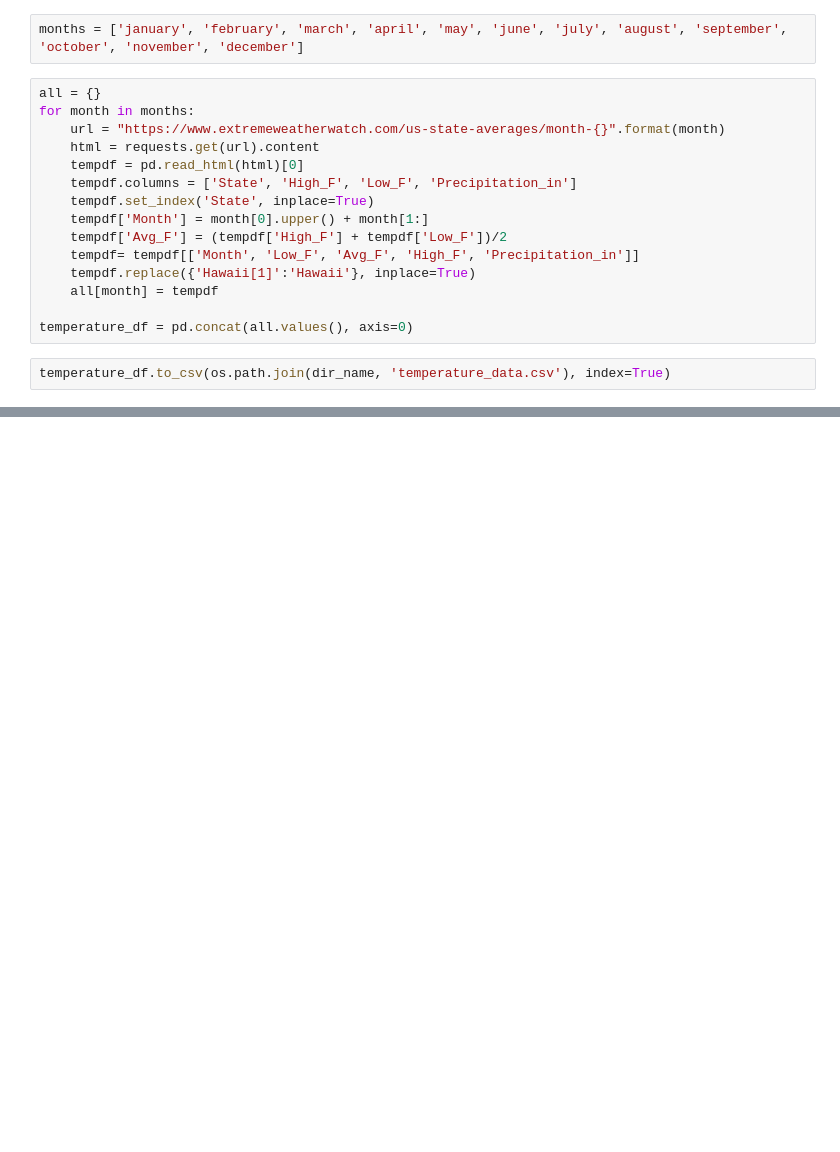
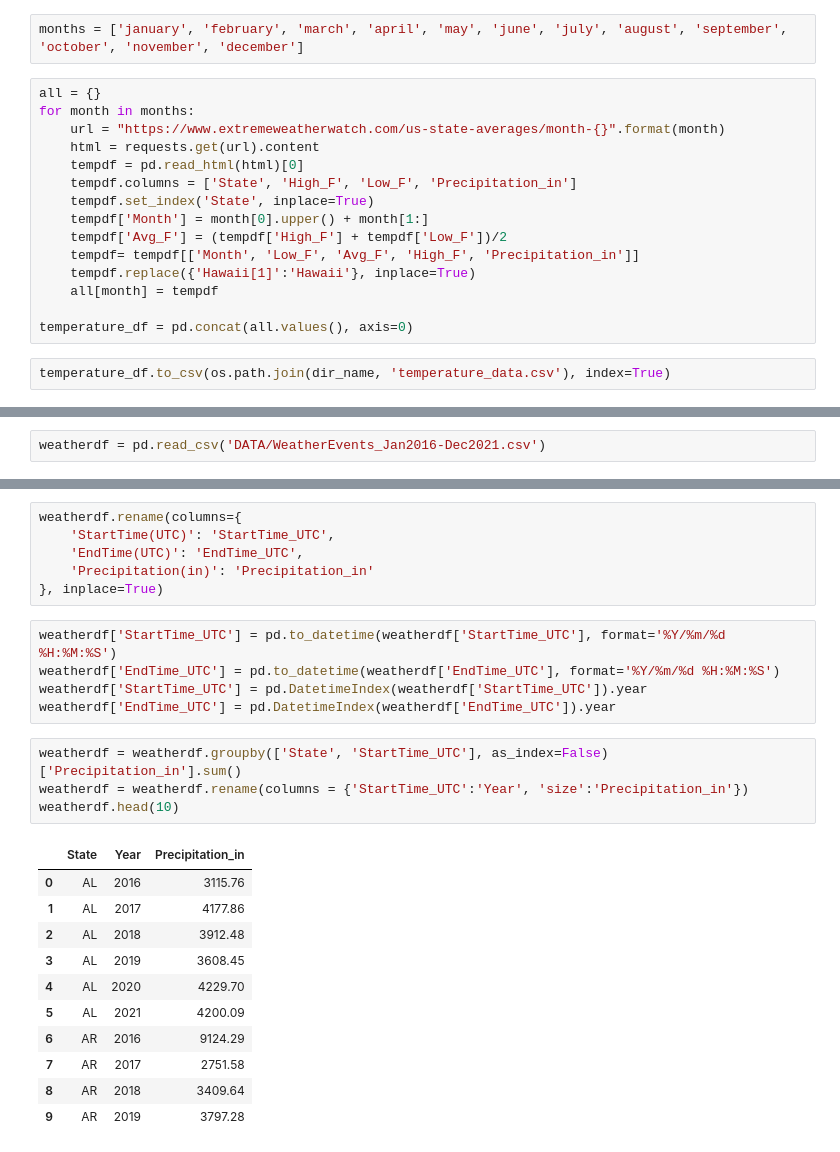
Before and after one commit to maxvangalen/WT-Data, a Jupyter notebook: create_csvs.ipynb, the cells around one changed output, grey strips where cells are left out. Drawn from its saved outputs; the diff is of its cells as text; blank space fills up the shorter version.

```diff
--- a/create_csvs.ipynb
+++ b/create_csvs.ipynb
@@ -269,0 +274,2 @@ temperature_df.to_csv(os.path.join(dir_name, 'temperature_data.csv'), index=True
+# %%
+weatherdf = pd.read_csv('DATA/WeatherEvents_Jan2016-Dec2021.csv')
@@ -269,0 +282,27 @@ temperature_df.to_csv(os.path.join(dir_name, 'temperature_data.csv'), index=True
+# %%
+weatherdf.rename(columns={
+    'StartTime(UTC)': 'StartTime_UTC',
+    'EndTime(UTC)': 'EndTime_UTC',
+    'Precipitation(in)': 'Precipitation_in'
+}, inplace=True)
+# %%
+weatherdf['StartTime_UTC'] = pd.to_datetime(weatherdf['StartTime_UTC'], format='%Y/%m/%d %H:%M:%S')
+weatherdf['EndTime_UTC'] = pd.to_datetime(weatherdf['EndTime_UTC'], format='%Y/%m/%d %H:%M:%S')
+weatherdf['StartTime_UTC'] = pd.DatetimeIndex(weatherdf['StartTime_UTC']).year
+weatherdf['EndTime_UTC'] = pd.DatetimeIndex(weatherdf['EndTime_UTC']).year
+# %%
+weatherdf = weatherdf.groupby(['State', 'StartTime_UTC'], as_index=False)['Precipitation_in'].sum()
+weatherdf = weatherdf.rename(columns = {'StartTime_UTC':'Year', 'size':'Precipitation_in'})
+weatherdf.head(10)
+# %% [output]
+|  | State | Year | Precipitation_in |
+| 0 | AL | 2016 | 3115.76 |
+| 1 | AL | 2017 | 4177.86 |
+| 2 | AL | 2018 | 3912.48 |
+| 3 | AL | 2019 | 3608.45 |
+| 4 | AL | 2020 | 4229.70 |
+| 5 | AL | 2021 | 4200.09 |
+| 6 | AR | 2016 | 9124.29 |
+| 7 | AR | 2017 | 2751.58 |
+| 8 | AR | 2018 | 3409.64 |
+| 9 | AR | 2019 | 3797.28 |
```
Also changed, not shown: parts of 67 cells of this notebook.
